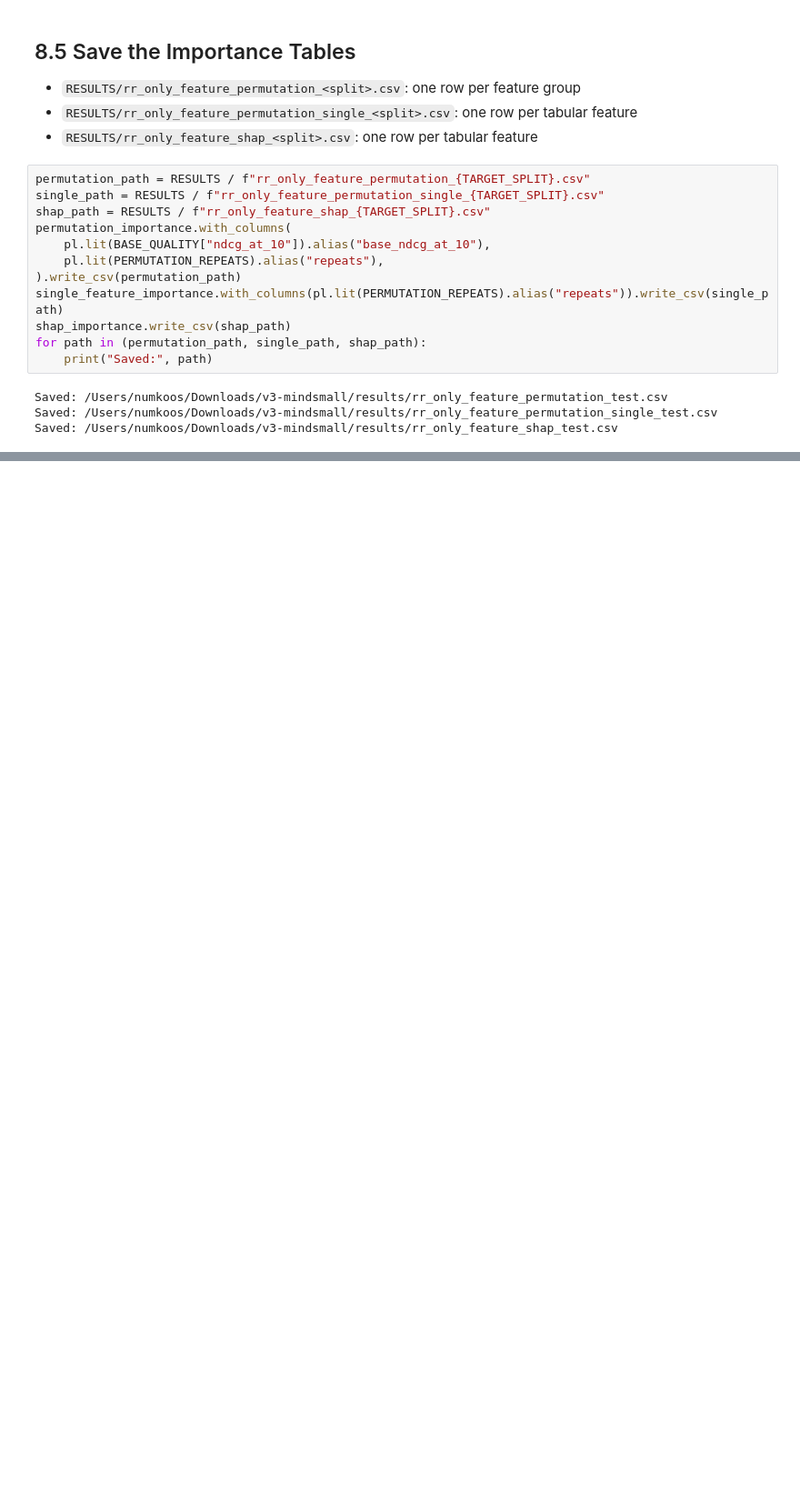
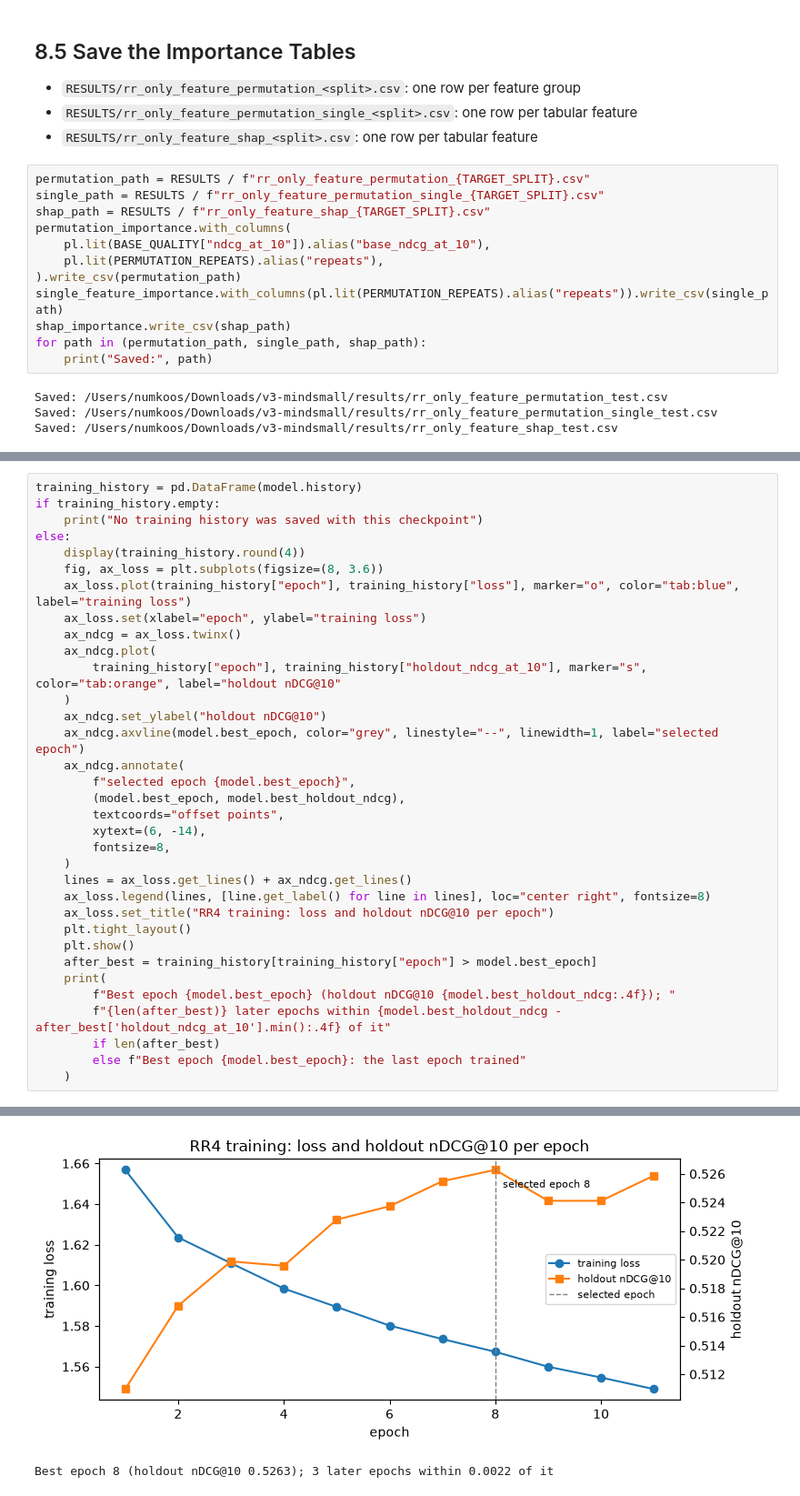
Before and after one commit to hippo2311/BT4222-Group-6-, a Jupyter notebook: 5_Models/5_03_Pipeline_Evaluation/1_RR_only/PE_RR_logged_slates.ipynb, the cells around one changed output, grey strips where cells are left out. Shown at 91% size. Drawn from its saved outputs; the diff is of its cells as text; blank space fills up the shorter version.

```diff
--- a/5_Models/5_03_Pipeline_Evaluation/1_RR_only/PE_RR_logged_slates.ipynb
+++ b/5_Models/5_03_Pipeline_Evaluation/1_RR_only/PE_RR_logged_slates.ipynb
@@ -2249,0 +2368,35 @@ Saved: /Users/numkoos/Downloads/v3-mindsmall/results/rr_only_feature_shap_test.c
+# %%
+training_history = pd.DataFrame(model.history)
+if training_history.empty:
+    print("No training history was saved with this checkpoint")
+else:
+    display(training_history.round(4))
+    fig, ax_loss = plt.subplots(figsize=(8, 3.6))
+    ax_loss.plot(training_history["epoch"], training_history["loss"], marker="o", color="tab:blue", label="training loss")
+    ax_loss.set(xlabel="epoch", ylabel="training loss")
+    ax_ndcg = ax_loss.twinx()
+    ax_ndcg.plot(
+        training_history["epoch"], training_history["holdout_ndcg_at_10"], marker="s", color="tab:orange", label="holdout nDCG@10"
+    )
+    ax_ndcg.set_ylabel("holdout nDCG@10")
+    ax_ndcg.axvline(model.best_epoch, color="grey", linestyle="--", linewidth=1, label="selected epoch")
+    ax_ndcg.annotate(
+        f"selected epoch {model.best_epoch}",
+        (model.best_epoch, model.best_holdout_ndcg),
+        textcoords="offset points",
+        xytext=(6, -14),
+        fontsize=8,
+    )
+    lines = ax_loss.get_lines() + ax_ndcg.get_lines()
+    ax_loss.legend(lines, [line.get_label() for line in lines], loc="center right", fontsize=8)
+    ax_loss.set_title("RR4 training: loss and holdout nDCG@10 per epoch")
+    plt.tight_layout()
+    plt.show()
+    after_best = training_history[training_history["epoch"] > model.best_epoch]
+    print(
+        f"Best epoch {model.best_epoch} (holdout nDCG@10 {model.best_holdout_ndcg:.4f}); "
+        f"{len(after_best)} later epochs within {model.best_holdout_ndcg - after_best['holdout_ndcg_at_10'].min():.4f} of it"
+        if len(after_best)
+        else f"Best epoch {model.best_epoch}: the last epoch trained"
+    )
+# %% [output]
@@ -2249,0 +2415,2 @@ Saved: /Users/numkoos/Downloads/v3-mindsmall/results/rr_only_feature_shap_test.c
+[figure, added]
+Best epoch 8 (holdout nDCG@10 0.5263); 3 later epochs within 0.0022 of it
```
Also changed, not shown: parts of 22 cells of this notebook, 2 other files.
